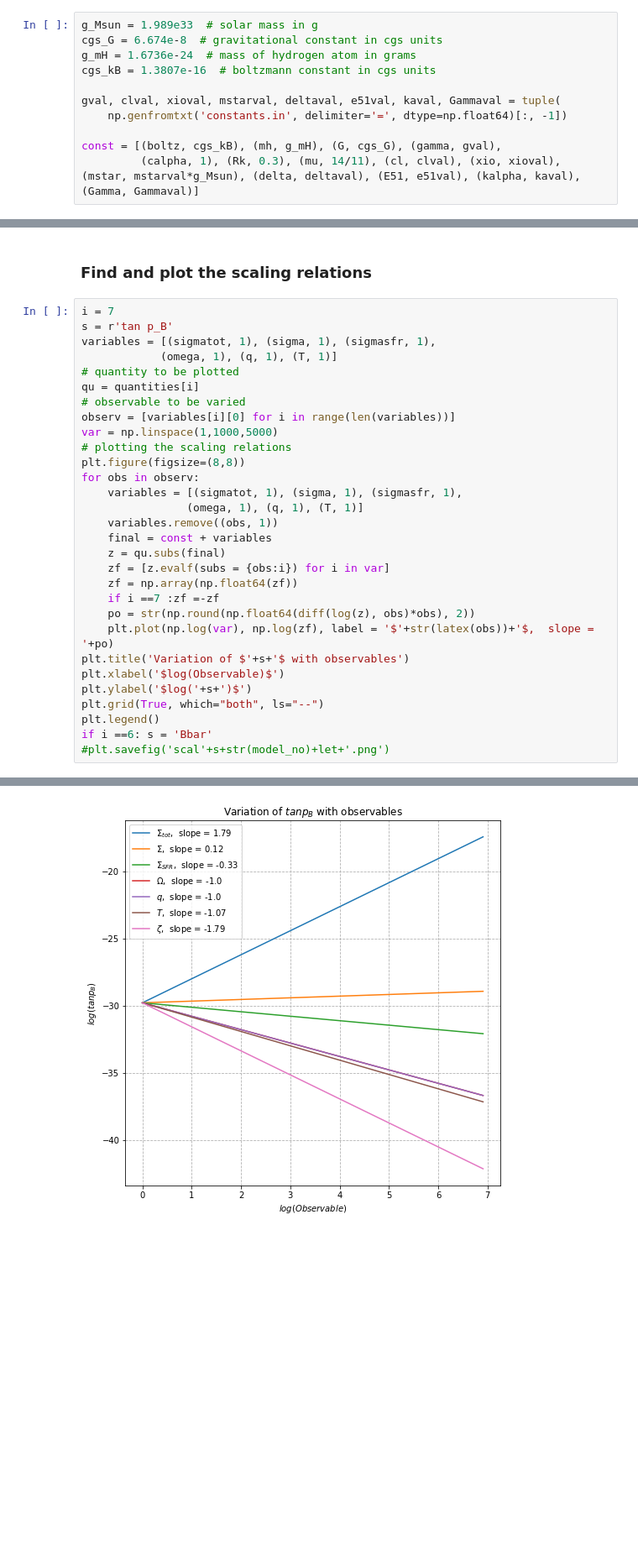
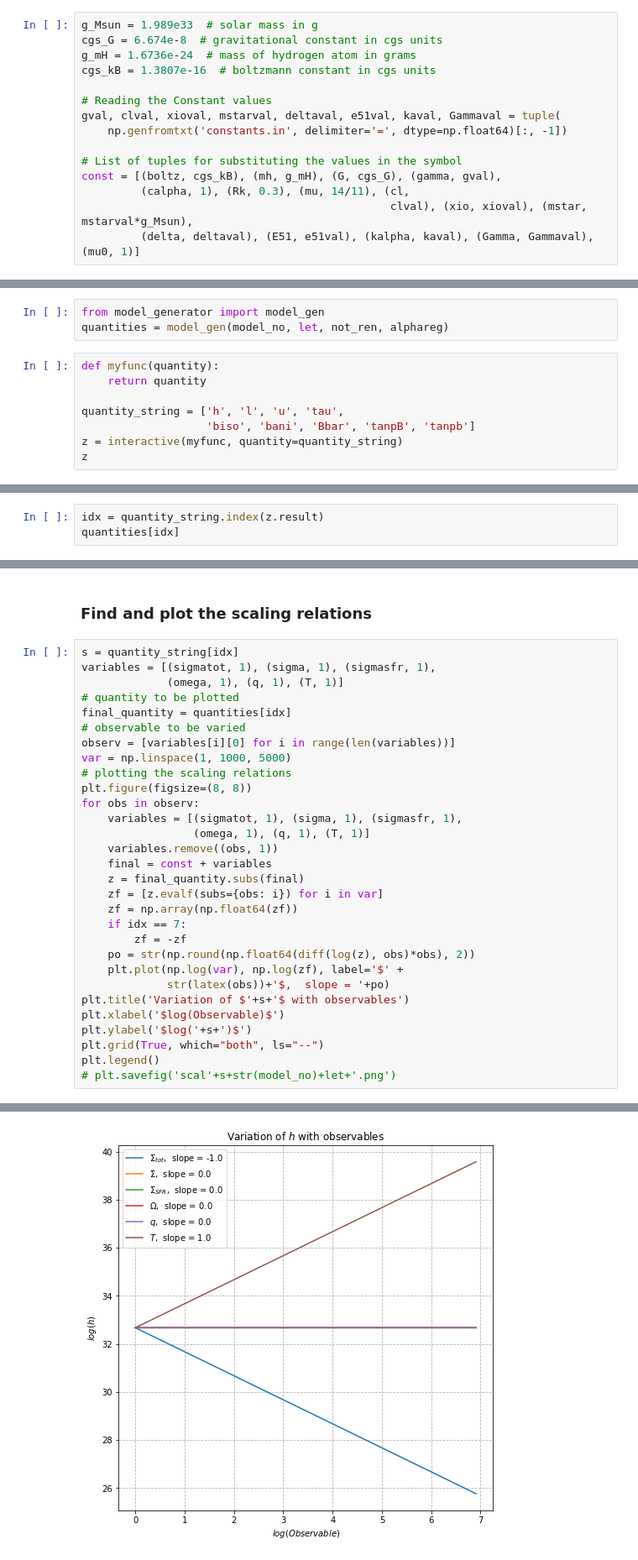
Before and after one commit to Rnazx/Scaling-Relations, a Jupyter notebook: scaling_relations.ipynb, the cells around one changed output, grey strips where cells are left out. Shown at 84% size. Drawn from its saved outputs; the diff is of its cells as text; blank space fills up the shorter version.

```diff
--- a/scaling_relations.ipynb
+++ b/scaling_relations.ipynb
@@ -48,10 +50,14 @@ cgs_G = 6.674e-8  # gravitational constant in cgs units
 g_mH = 1.6736e-24  # mass of hydrogen atom in grams
 cgs_kB = 1.3807e-16  # boltzmann constant in cgs units
 
+# Reading the Constant values
 gval, clval, xioval, mstarval, deltaval, e51val, kaval, Gammaval = tuple(
     np.genfromtxt('constants.in', delimiter='=', dtype=np.float64)[:, -1])
 
+# List of tuples for substituting the values in the symbol
 const = [(boltz, cgs_kB), (mh, g_mH), (G, cgs_G), (gamma, gval),
-         (calpha, 1), (Rk, 0.3), (mu, 14/11), (cl, clval), (xio, xioval), (mstar, mstarval*g_Msun), (delta, deltaval), (E51, e51val), (kalpha, kaval), (Gamma, Gammaval)]
+         (calpha, 1), (Rk, 0.3), (mu, 14/11), (cl,
+                                               clval), (xio, xioval), (mstar, mstarval*g_Msun),
+         (delta, deltaval), (E51, e51val), (kalpha, kaval), (Gamma, Gammaval), (mu0, 1)]
 # %% [markdown]
 ### Choose the model
@@ -67,0 +127,11 @@ quantities = model_gen(model_no, let, not_ren)
+# %%
+from model_generator import model_gen
+quantities = model_gen(model_no, let, not_ren, alphareg)
+# %%
+def myfunc(quantity):
+    return quantity
+
+quantity_string = ['h', 'l', 'u', 'tau',
+                   'biso', 'bani', 'Bbar', 'tanpB', 'tanpb']
+z = interactive(myfunc, quantity=quantity_string)
+z
@@ -67,0 +140,3 @@ quantities = model_gen(model_no, let, not_ren)
+# %%
+idx = quantity_string.index(z.result)
+quantities[idx]
@@ -68,33 +145,33 @@ quantities = model_gen(model_no, let, not_ren)
 # %% [markdown]
 ### Find and plot the scaling relations
 # %%
-i = 7
-s = r'tan p_B'
+s = quantity_string[idx]
 variables = [(sigmatot, 1), (sigma, 1), (sigmasfr, 1),
-            (omega, 1), (q, 1), (T, 1)]
+             (omega, 1), (q, 1), (T, 1)]
 # quantity to be plotted
-qu = quantities[i]
+final_quantity = quantities[idx]
 # observable to be varied
 observ = [variables[i][0] for i in range(len(variables))]
-var = np.linspace(1,1000,5000)
+var = np.linspace(1, 1000, 5000)
 # plotting the scaling relations
-plt.figure(figsize=(8,8))
+plt.figure(figsize=(8, 8))
 for obs in observ:
     variables = [(sigmatot, 1), (sigma, 1), (sigmasfr, 1),
-                (omega, 1), (q, 1), (T, 1)]
+                 (omega, 1), (q, 1), (T, 1)]
     variables.remove((obs, 1))
     final = const + variables
-    z = qu.subs(final)
-    zf = [z.evalf(subs = {obs:i}) for i in var]
+    z = final_quantity.subs(final)
+    zf = [z.evalf(subs={obs: i}) for i in var]
     zf = np.array(np.float64(zf))
-    if i ==7 :zf =-zf
+    if idx == 7:
+        zf = -zf
     po = str(np.round(np.float64(diff(log(z), obs)*obs), 2))
-    plt.plot(np.log(var), np.log(zf), label = '$'+str(latex(obs))+'$,  slope = '+po)
+    plt.plot(np.log(var), np.log(zf), label='$' +
+             str(latex(obs))+'$,  slope = '+po)
 plt.title('Variation of $'+s+'$ with observables')
 plt.xlabel('$log(Observable)$')
 plt.ylabel('$log('+s+')$')
 plt.grid(True, which="both", ls="--")
 plt.legend()
-if i ==6: s = 'Bbar'
-#plt.savefig('scal'+s+str(model_no)+let+'.png')
+# plt.savefig('scal'+s+str(model_no)+let+'.png')
 # %% [output]
@@ -101 +179 @@ if i ==6: s = 'Bbar'
-[figure, old version]
+[figure, new version]
```
Also changed, not shown: parts of 12 cells of this notebook.
